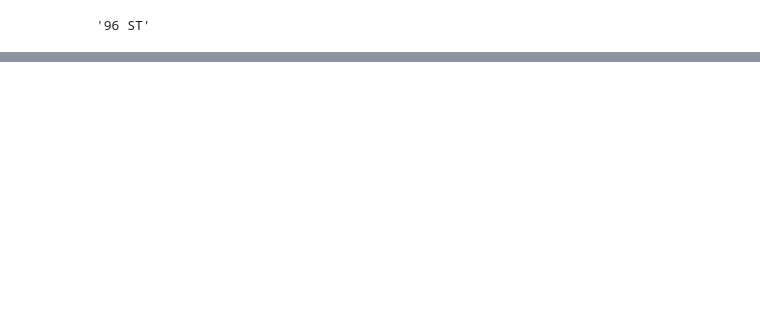
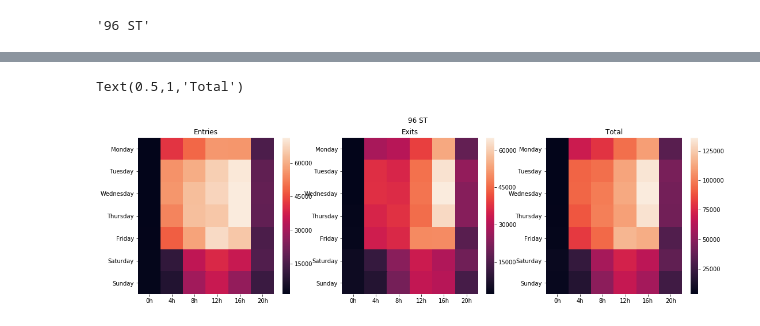
Before and after one commit to luketibbott/benson, a Jupyter notebook: benson_EDA-KF.ipynb, the cells around one changed output, grey strips where cells are left out. Drawn from its saved outputs; the diff is of its cells as text; code cells hidden in the pictures; blank space fills up the shorter version.

```diff
--- a/benson_EDA-KF.ipynb
+++ b/benson_EDA-KF.ipynb
@@ -259,0 +238,18 @@ hm_data
+# %%
+fig, ax = plt.subplots(1,3, figsize=(18,5))
+plt.suptitle(s)
+
+plt.subplot(1,3,1)
+sns.heatmap(hm_data, xticklabels = xticks, yticklabels=yticks)
+plt.title('Entries')
+
+plt.subplot(1,3,2)
+sns.heatmap(hm_data2, xticklabels = xticks, yticklabels=yticks)
+plt.title('Exits')
+
+plt.subplot(1,3,3)
+sns.heatmap(hm_data3, xticklabels = xticks, yticklabels=yticks)
+plt.title('Total')
+# %% [output]
+Text(0.5,1,'Total')
+[figure, added]
```
Also changed, not shown: parts of 29 cells of this notebook.
